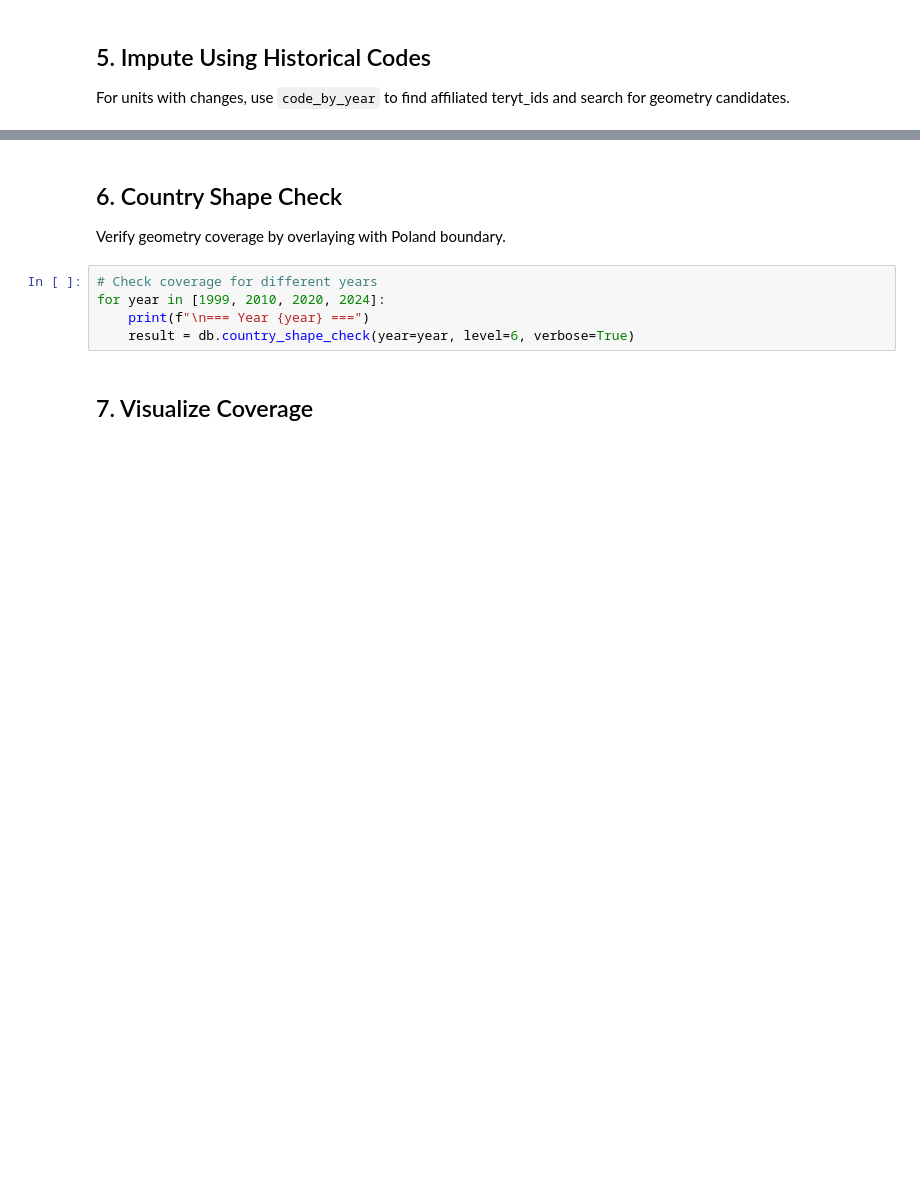
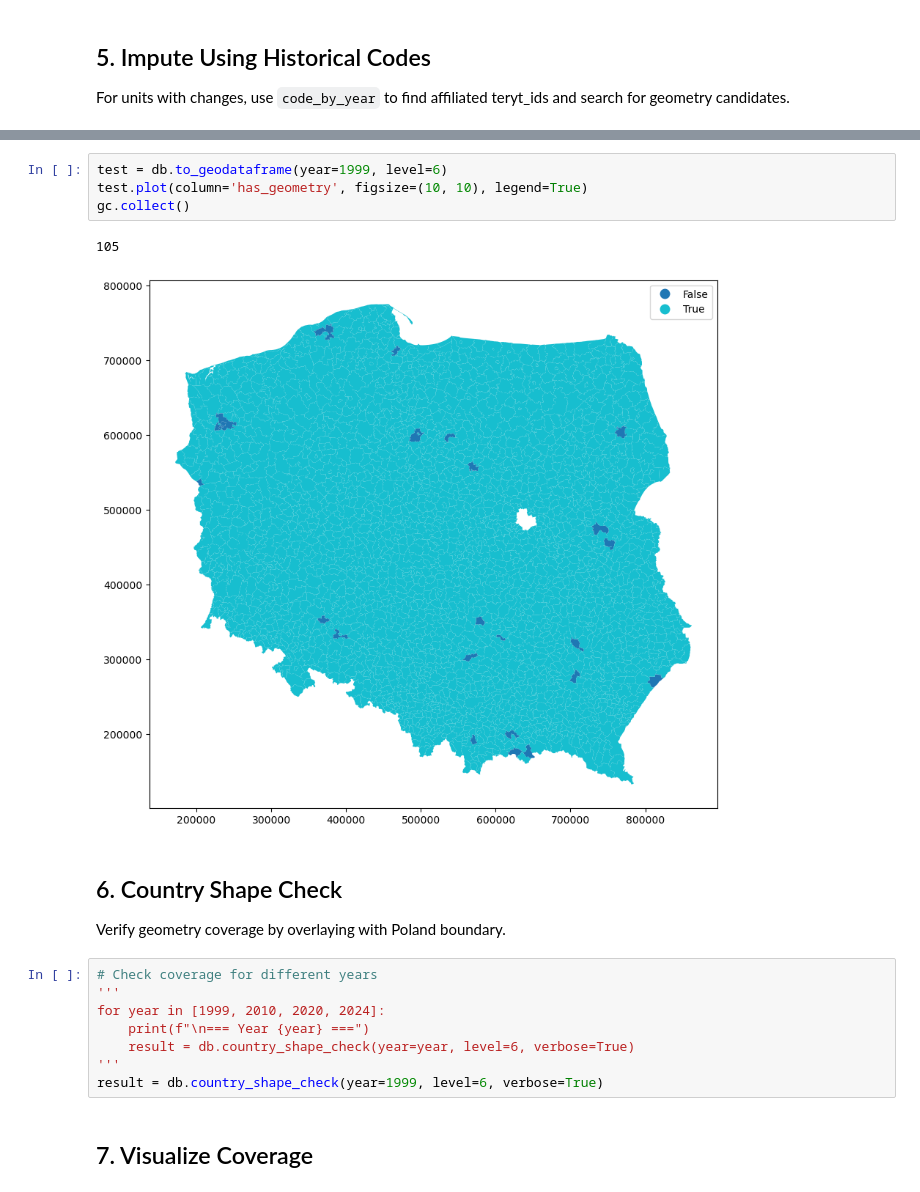
Before and after one commit to jendrkk/LRDWI-Paper, a Jupyter notebook: Code/analysis/GUS01D_geoTERYT_geometries.ipynb, the cells around one changed output, grey strips where cells are left out. Cells and saved outputs as stored; diff of their text form; blank space fills up the shorter version.

```diff
--- a/Code/analysis/GUS01D_geoTERYT_geometries.ipynb
+++ b/Code/analysis/GUS01D_geoTERYT_geometries.ipynb
@@ -128,12 +243,22 @@ result = db.impute_from_best_candidates(verbose=True)
+# %%
+test = db.to_geodataframe(year=1999, level=6)
+test.plot(column='has_geometry', figsize=(10, 10), legend=True)
+gc.collect()
+# %% [output]
+105
+[figure, added]
 # %% [markdown]
 ## 6. Country Shape Check
 
 Verify geometry coverage by overlaying with Poland boundary.
 # %%
 # Check coverage for different years
+'''
 for year in [1999, 2010, 2020, 2024]:
     print(f"\n=== Year {year} ===")
     result = db.country_shape_check(year=year, level=6, verbose=True)
+'''
+result = db.country_shape_check(year=1999, level=6, verbose=True)
 # %% [markdown]
 ## 7. Visualize Coverage
 # %%
```
Also changed, not shown: parts of 14 cells of this notebook, 7 other files.
